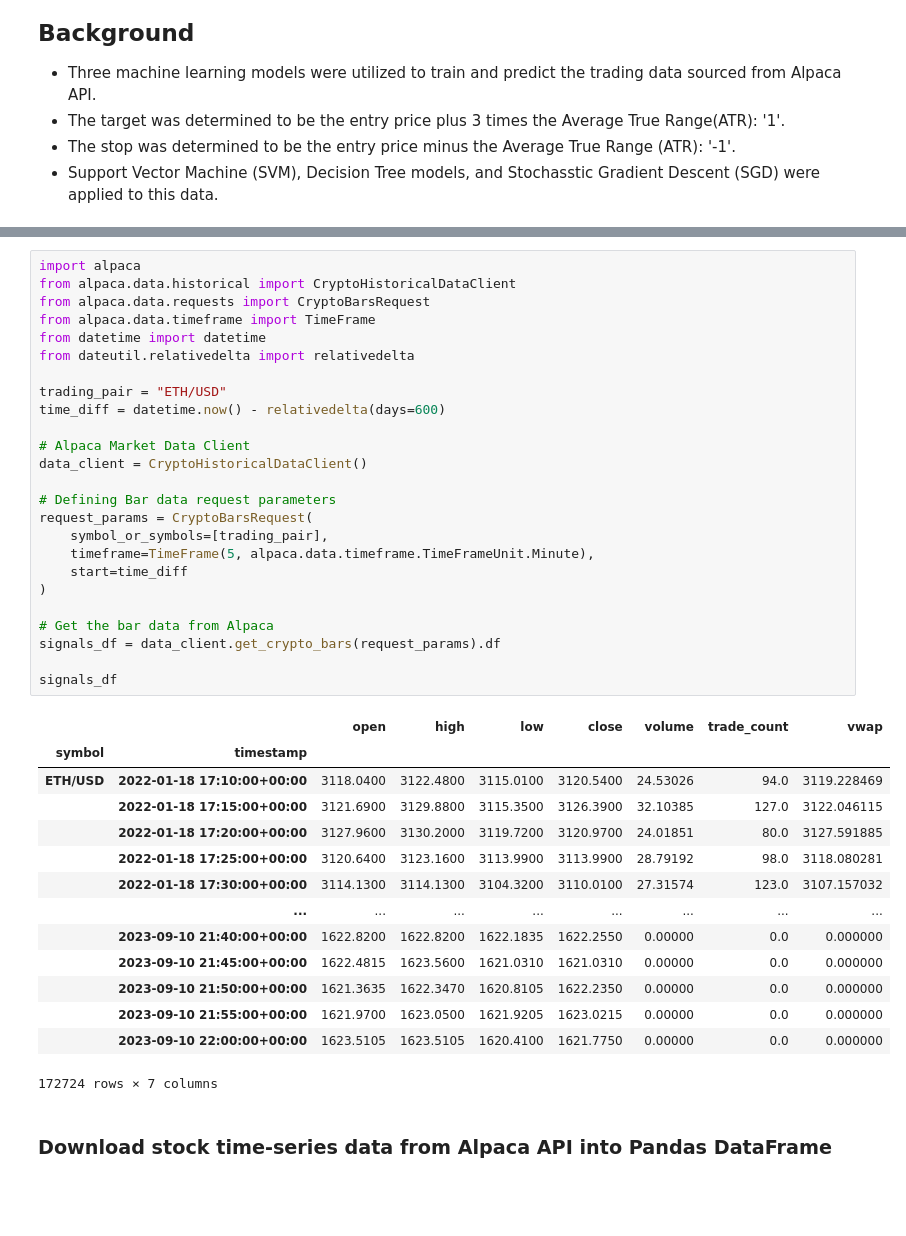
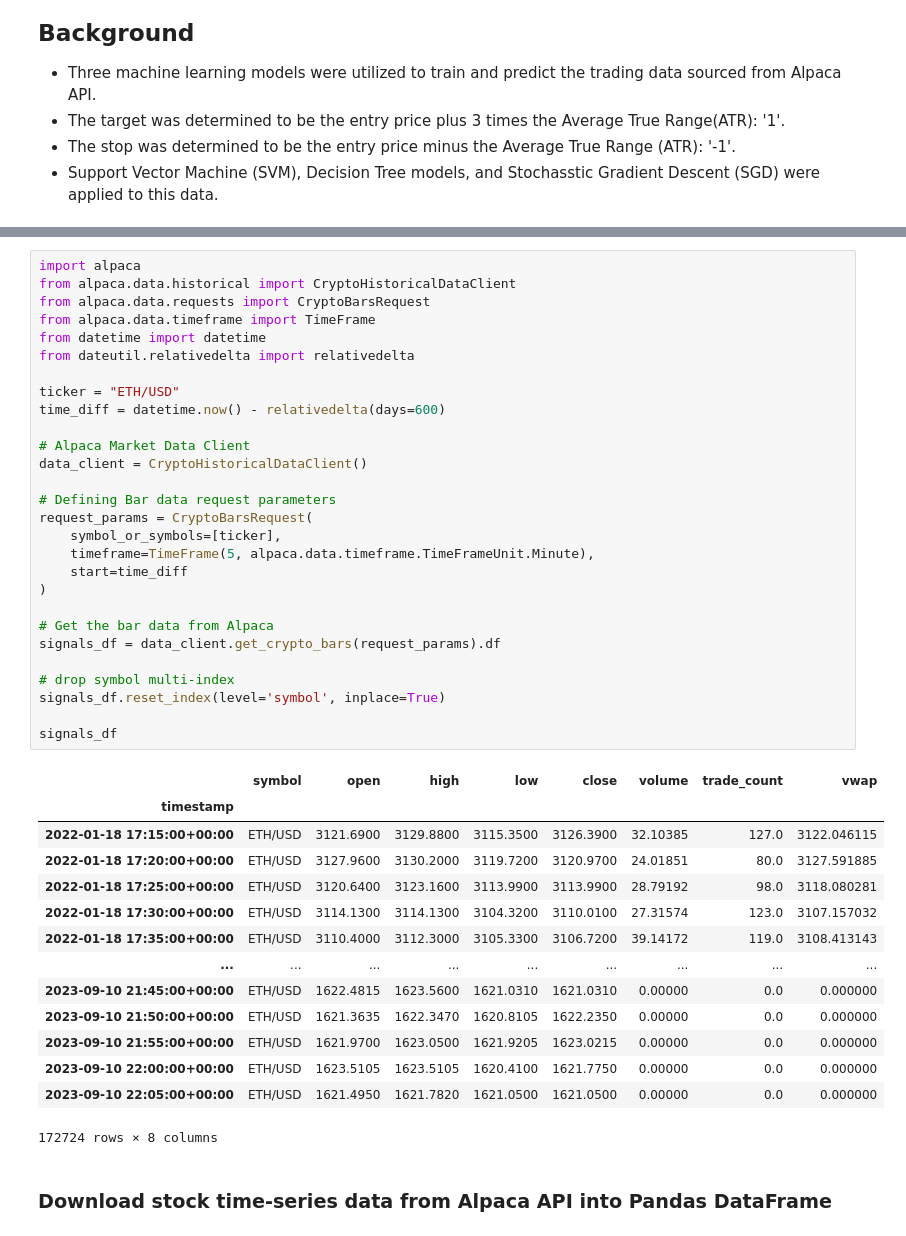
Before and after one commit to CincoCoding/Hyperspace-ML-Optimizer, a Jupyter notebook: notebook/HyperspaceMLOptimizer.ipynb, the cells around one changed output, grey strips where cells are left out. Saved outputs shown, nothing was run; the diff lists cells and outputs as text; blank space fills up the shorter version.

```diff
--- a/notebook/HyperspaceMLOptimizer.ipynb
+++ b/notebook/HyperspaceMLOptimizer.ipynb
@@ -31,43 +31,46 @@ from imblearn.under_sampling import RandomUnderSampler
 # %%
 import alpaca
 from alpaca.data.historical import CryptoHistoricalDataClient
 from alpaca.data.requests import CryptoBarsRequest
 from alpaca.data.timeframe import TimeFrame
 from datetime import datetime
 from dateutil.relativedelta import relativedelta
 
-trading_pair = "ETH/USD"
+ticker = "ETH/USD"
 time_diff = datetime.now() - relativedelta(days=600)
 
 # Alpaca Market Data Client
 data_client = CryptoHistoricalDataClient()
 
 # Defining Bar data request parameters
 request_params = CryptoBarsRequest(
-    symbol_or_symbols=[trading_pair],
+    symbol_or_symbols=[ticker],
     timeframe=TimeFrame(5, alpaca.data.timeframe.TimeFrameUnit.Minute),
     start=time_diff
 )
 
 # Get the bar data from Alpaca
 signals_df = data_client.get_crypto_bars(request_params).df
 
+# drop symbol multi-index
+signals_df.reset_index(level='symbol', inplace=True)
+
 signals_df
 # %% [output]
-|  |  | open | high | low | close | volume | trade_count | vwap |
-| symbol | timestamp |  |  |  |  |  |  |  |
-| ETH/USD | 2022-01-18 17:10:00+00:00 | 3118.0400 | 3122.4800 | 3115.0100 | 3120.5400 | 24.53026 | 94.0 | 3119.228469 |
-|  | 2022-01-18 17:15:00+00:00 | 3121.6900 | 3129.8800 | 3115.3500 | 3126.3900 | 32.10385 | 127.0 | 3122.046115 |
-|  | 2022-01-18 17:20:00+00:00 | 3127.9600 | 3130.2000 | 3119.7200 | 3120.9700 | 24.01851 | 80.0 | 3127.591885 |
-|  | 2022-01-18 17:25:00+00:00 | 3120.6400 | 3123.1600 | 3113.9900 | 3113.9900 | 28.79192 | 98.0 | 3118.080281 |
-|  | 2022-01-18 17:30:00+00:00 | 3114.1300 | 3114.1300 | 3104.3200 | 3110.0100 | 27.31574 | 123.0 | 3107.157032 |
-|  | ... | ... | ... | ... | ... | ... | ... | ... |
-|  | 2023-09-10 21:40:00+00:00 | 1622.8200 | 1622.8200 | 1622.1835 | 1622.2550 | 0.00000 | 0.0 | 0.000000 |
-|  | 2023-09-10 21:45:00+00:00 | 1622.4815 | 1623.5600 | 1621.0310 | 1621.0310 | 0.00000 | 0.0 | 0.000000 |
-|  | 2023-09-10 21:50:00+00:00 | 1621.3635 | 1622.3470 | 1620.8105 | 1622.2350 | 0.00000 | 0.0 | 0.000000 |
-|  | 2023-09-10 21:55:00+00:00 | 1621.9700 | 1623.0500 | 1621.9205 | 1623.0215 | 0.00000 | 0.0 | 0.000000 |
-|  | 2023-09-10 22:00:00+00:00 | 1623.5105 | 1623.5105 | 1620.4100 | 1621.7750 | 0.00000 | 0.0 | 0.000000 |
+|  | symbol | open | high | low | close | volume | trade_count | vwap |
+| timestamp |  |  |  |  |  |  |  |  |
+| 2022-01-18 17:15:00+00:00 | ETH/USD | 3121.6900 | 3129.8800 | 3115.3500 | 3126.3900 | 32.10385 | 127.0 | 3122.046115 |
+| 2022-01-18 17:20:00+00:00 | ETH/USD | 3127.9600 | 3130.2000 | 3119.7200 | 3120.9700 | 24.01851 | 80.0 | 3127.591885 |
+| 2022-01-18 17:25:00+00:00 | ETH/USD | 3120.6400 | 3123.1600 | 3113.9900 | 3113.9900 | 28.79192 | 98.0 | 3118.080281 |
+| 2022-01-18 17:30:00+00:00 | ETH/USD | 3114.1300 | 3114.1300 | 3104.3200 | 3110.0100 | 27.31574 | 123.0 | 3107.157032 |
+| 2022-01-18 17:35:00+00:00 | ETH/USD | 3110.4000 | 3112.3000 | 3105.3300 | 3106.7200 | 39.14172 | 119.0 | 3108.413143 |
+| ... | ... | ... | ... | ... | ... | ... | ... | ... |
+| 2023-09-10 21:45:00+00:00 | ETH/USD | 1622.4815 | 1623.5600 | 1621.0310 | 1621.0310 | 0.00000 | 0.0 | 0.000000 |
+| 2023-09-10 21:50:00+00:00 | ETH/USD | 1621.3635 | 1622.3470 | 1620.8105 | 1622.2350 | 0.00000 | 0.0 | 0.000000 |
+| 2023-09-10 21:55:00+00:00 | ETH/USD | 1621.9700 | 1623.0500 | 1621.9205 | 1623.0215 | 0.00000 | 0.0 | 0.000000 |
+| 2023-09-10 22:00:00+00:00 | ETH/USD | 1623.5105 | 1623.5105 | 1620.4100 | 1621.7750 | 0.00000 | 0.0 | 0.000000 |
+| 2023-09-10 22:05:00+00:00 | ETH/USD | 1621.4950 | 1621.7820 | 1621.0500 | 1621.0500 | 0.00000 | 0.0 | 0.000000 |
-172724 rows × 7 columns
+172724 rows × 8 columns
 # %% [markdown]
 ### Download stock time-series data from Alpaca API into Pandas DataFrame
 # %%
```
Also changed, not shown: parts of 19 cells of this notebook, 5 other files.
